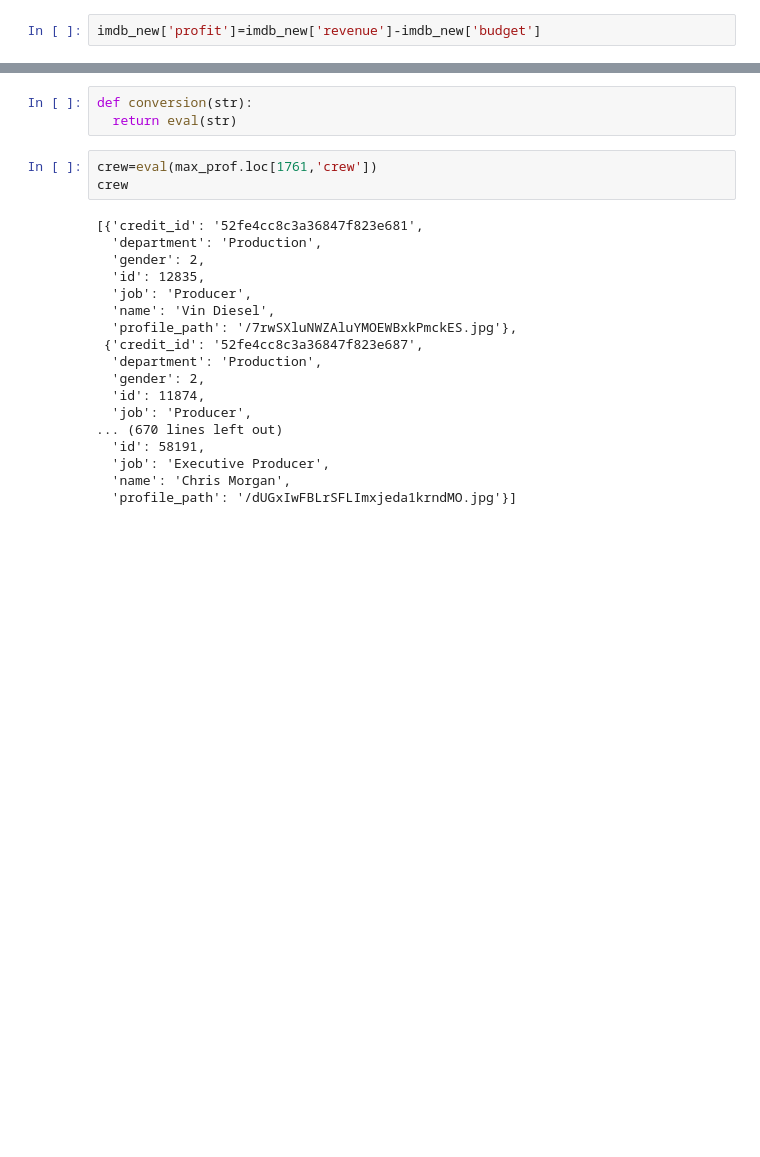
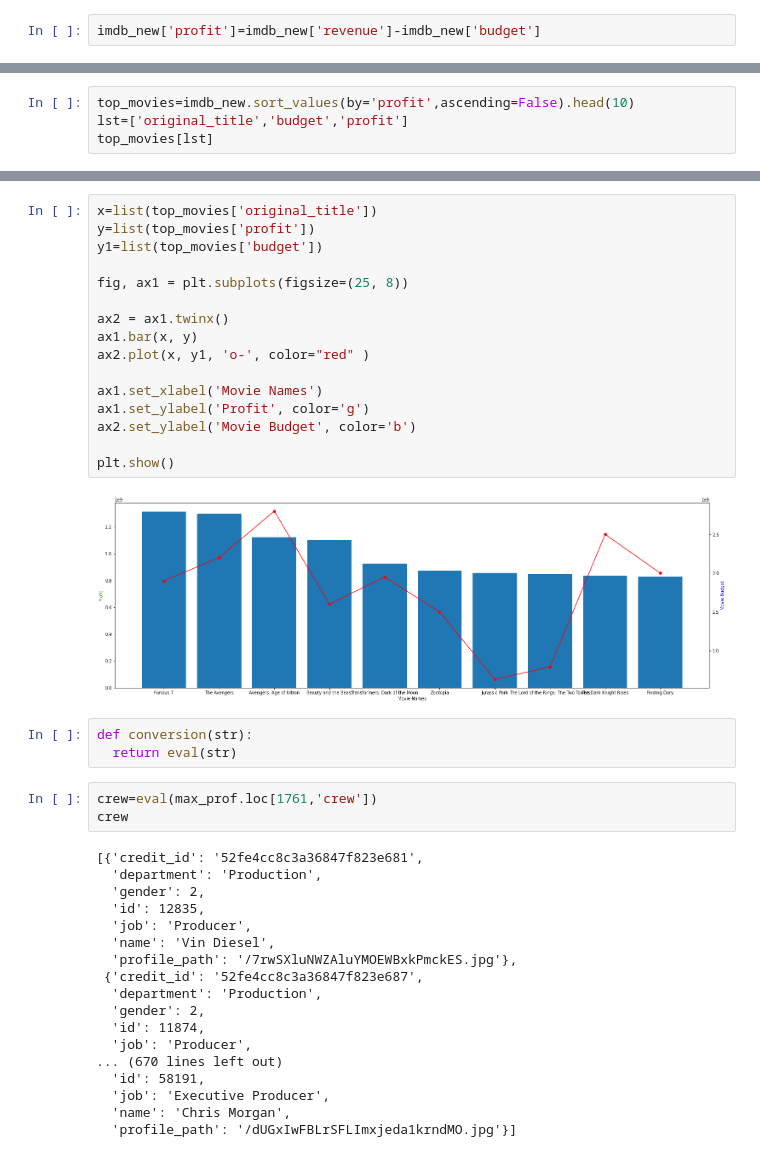
Before and after one commit to ajinkyajumde/imdbdata, a Jupyter notebook: Copy_of_M1W3_Guided_Project_EDA_on_IMDB_Dataset.ipynb, the cells around one changed output, grey strips where cells are left out. Saved outputs shown, nothing was run; the diff lists cells and outputs as text; blank space fills up the shorter version.

```diff
--- a/Copy_of_M1W3_Guided_Project_EDA_on_IMDB_Dataset.ipynb
+++ b/Copy_of_M1W3_Guided_Project_EDA_on_IMDB_Dataset.ipynb
@@ -121 +121,5 @@ max_prof
 1 rows × 24 columns
+# %%
+top_movies=imdb_new.sort_values(by='profit',ascending=False).head(10)
+lst=['original_title','budget','profit']
+top_movies[lst]
@@ -122,3 +153,21 @@ max_prof
+# %%
+x=list(top_movies['original_title'])
+y=list(top_movies['profit'])
+y1=list(top_movies['budget'])
+
+fig, ax1 = plt.subplots(figsize=(25, 8))
+
+ax2 = ax1.twinx()
+ax1.bar(x, y)
+ax2.plot(x, y1, 'o-', color="red" )
+
+ax1.set_xlabel('Movie Names')
+ax1.set_ylabel('Profit', color='g')
+ax2.set_ylabel('Movie Budget', color='b')
+
+plt.show()
+# %% [output]
+[figure, added]
 # %%
 def conversion(str):
   return eval(str)
```
Also changed, not shown: parts of 19 cells of this notebook.
